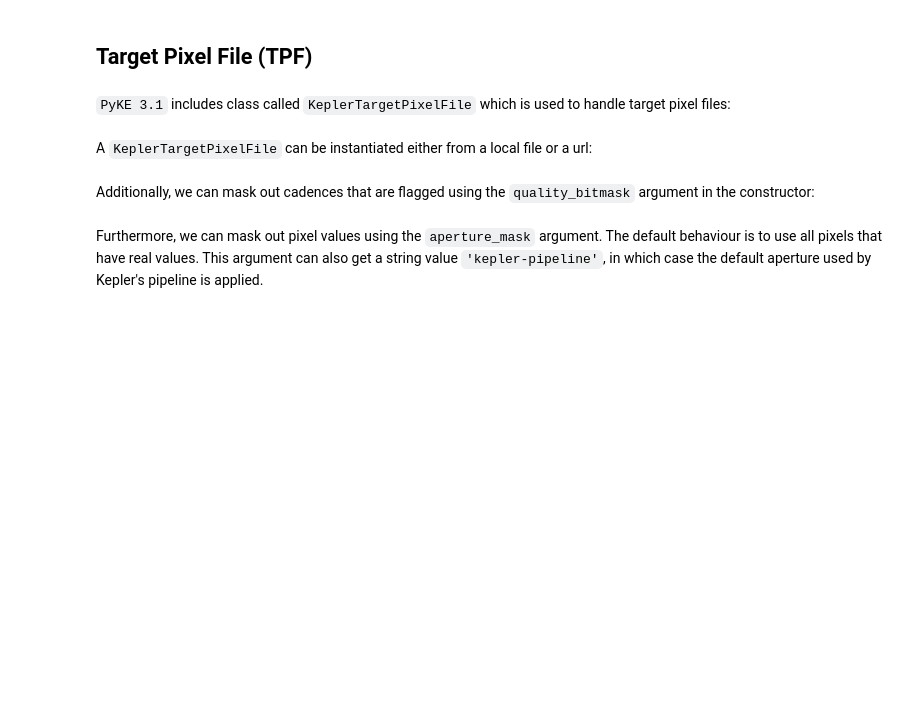
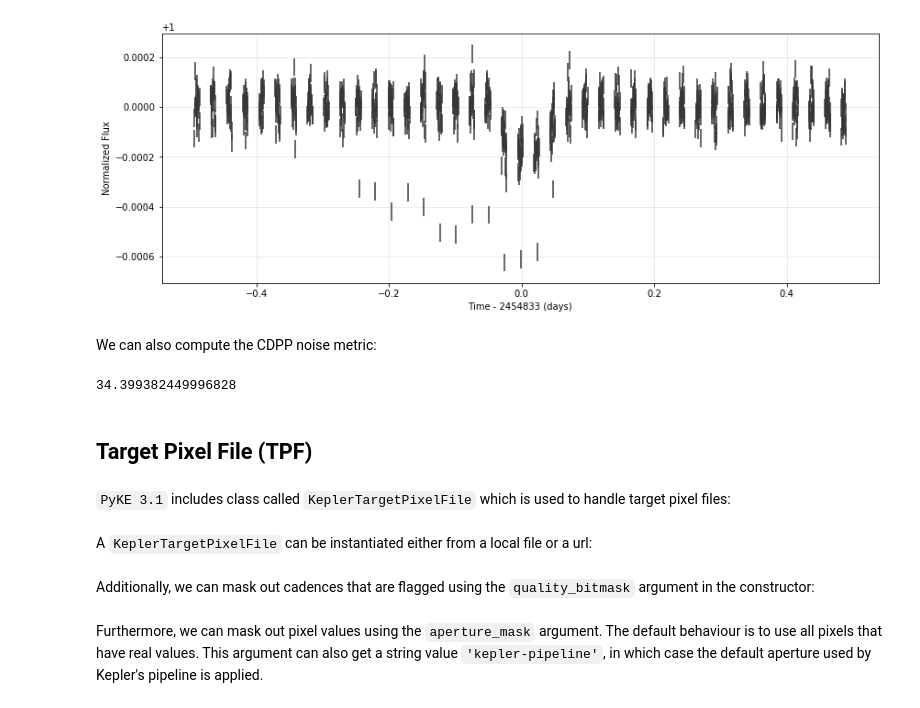
Before and after one commit to KeplerGO/pyke, a Jupyter notebook: docs/source/tutorials/ipython_notebooks/whatsnew31.ipynb, the cells around one changed output. Drawn from its saved outputs; the diff is of its cells as text; code cells hidden in the pictures; blank space fills up the shorter version.

```diff
--- a/docs/source/tutorials/ipython_notebooks/whatsnew31.ipynb
+++ b/docs/source/tutorials/ipython_notebooks/whatsnew31.ipynb
@@ -69,3 +72,14 @@ KeplerQualityFlags.decode(KeplerQualityFlags.CONSERVATIVE_BITMASK)
+# %%
+folded_lc = detrended_lc.fold(period=0.837495, phase=0.92)
+folded_lc.plot();
+# %% [output]
+[figure, added]
+# %% [markdown]
+We can also compute the CDPP noise metric:
+# %%
+lc.cdpp()
+# %% [output]
+34.399382449996828
 # %% [markdown]
 ## Target Pixel File (TPF)
 # %% [markdown]
```
Also changed, not shown: parts of 49 cells of this notebook.
